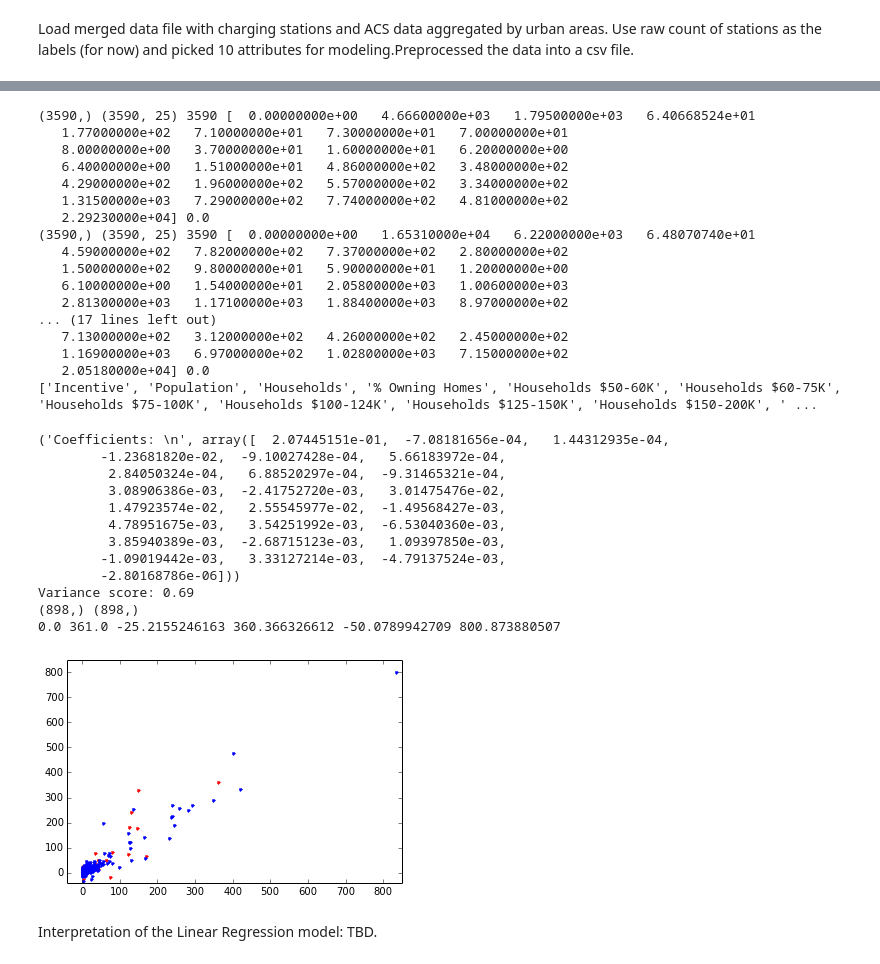
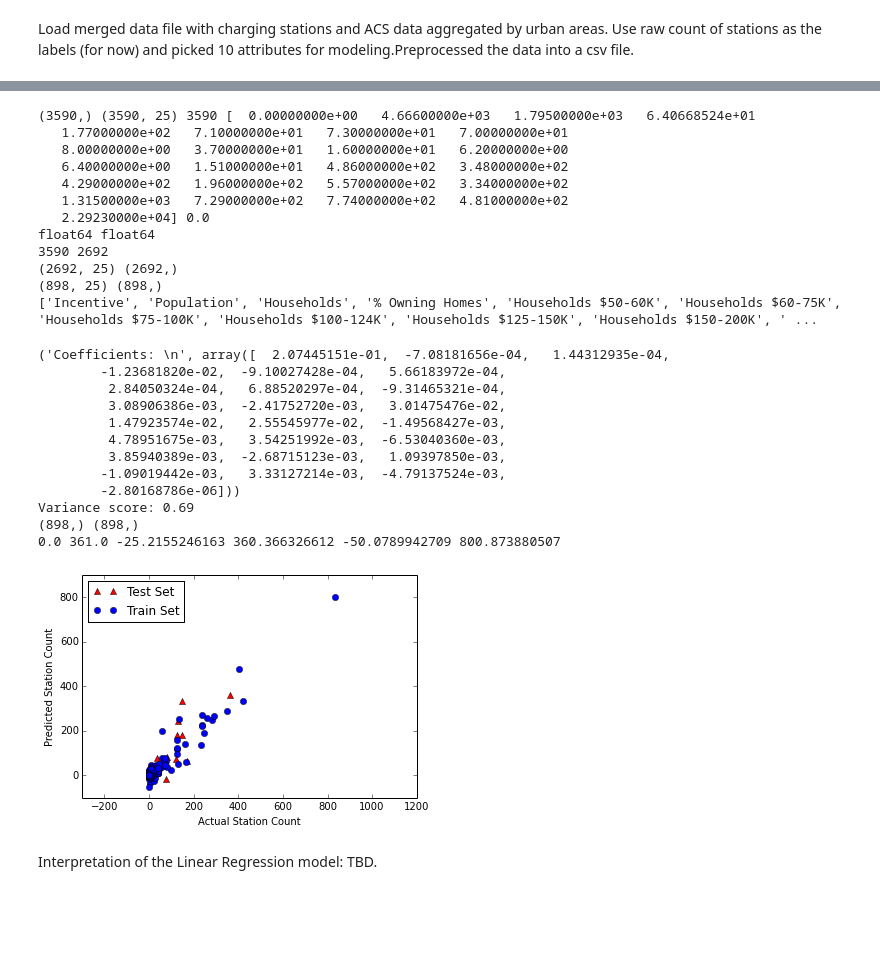
Before and after one commit to nikhilgk/faraday-motors, a Jupyter notebook: urban_area_modeling.ipynb, the cells around one changed output, grey strips where cells are left out. Saved outputs shown, nothing was run; the diff lists cells and outputs as text; code cells hidden in the pictures; blank space fills up the shorter version.

```diff
--- a/urban_area_modeling.ipynb
+++ b/urban_area_modeling.ipynb
@@ -84,20 +81,18 @@ float64 float64
    1.40000000e+01   2.05180000e+04] 0.0
 ['Incentive', 'Population', 'Households', '% Owning Homes', 'Households $150-200K', 'Households >$200K', 'Total College Grads', 'Total Graduate Degree', '% College Grads', 'Median Income']
 # %%
-#import the processed urban area charging stations and ACS data
-# to do: use imputer to handle missing vaules in scikit
+# import the processed urban area charging stations and ACS data with 25 covariates
+# only three rows that have missing vaules for the 25 covariates so we will not treat missing values separately
+# if there were more missing values, we could use the sklearn feature (link below) to extrapolate and replace NA's
 # http://stackoverflow.com/questions/30317119/classifiers-in-scikit-learn-that-handle-nan-null?lq=1
 
-#load urban area data
-# input vectors for now, we use incentive, population, household, %owning houses, ...
+# load input vectors for the 25 covariates
 X = np.loadtxt("data/parsed_urban_area_data_25.csv",delimiter = ',',usecols = (1,2,3,4,5,6,7,8,9,10,11,12,13,
                                                                               14,15,16,17,18,19,20,21,22,23,24,25))
-#X = np.loadtxt("data/parsed_urban_area_data.csv",delimiter = ',',usecols = (1,3,4,5,6,7,8,9,10))
-# Above line of code removes population and reran all the models. e.g., LinReg: score went up from 0.71 to 0.77
-# The results were stable and robust so more confident to stick with raw station count as outcome variable
-# labels. For now, we use station count
+# load labels, i.e., station counts
 Y = np.loadtxt("data/parsed_urban_area_data_25.csv",delimiter = ',',usecols = (0,),dtype=float)
-# feature names
+
+# feature names for 25 pre-selected covariates
 feaname = ["Incentive","Population","Households","% Owning Homes",
             "Households $50-60K","Households $60-75K","Households $75-100K",
            "Households $100-124K","Households $125-150K",
@@ -110,17 +105,19 @@ feaname = ["Incentive","Population","Households","% Owning Homes",
 # checking input data and labels
 print Y.shape, X.shape, len(X), X[4], Y[4]
 
-# add shuffle code before splitting the data into train and dev sets
-# easiest shuffle utility is sklearn shuffle function
+# shuffle X and Y before splitting the data into train and dev sets
+# the easiest shuffle utility is the sklearn shuffle function
 from sklearn.utils import shuffle
 
-# shuffle two arrays in unison
+# shuffle inputs and labels in unison
 X, Y = shuffle(X, Y, random_state=0)
-print Y.shape, X.shape, len(X), X[4], Y[4]
+
+# print Y.shape, X.shape, len(X), X[4], Y[4]
 # double check the data type of the two arrays
 print X.dtype, Y.dtype
 
 # Split the imported data into training 75% and development data 25%
+# results should not be sensitive to how data is split
 
 split = 3*len(X)/4
 
@@ -131,8 +128,8 @@ dev_data, dev_labels = X[split:], Y[split:]
 
 print train_data.shape, train_labels.shape
 print dev_data.shape, dev_labels.shape
-print train_data[1], train_labels[1]
-print dev_data[0], dev_labels[0]
+# print train_data[1], train_labels[1]
+# print dev_data[0], dev_labels[0]
 # dev_dat=np.array(dev_data)
 # print dev_dat.sum()
 print feaname
@@ -144,15 +141,10 @@ print feaname
    4.29000000e+02   1.96000000e+02   5.57000000e+02   3.34000000e+02
    1.31500000e+03   7.29000000e+02   7.74000000e+02   4.81000000e+02
    2.29230000e+04] 0.0
-(3590,) (3590, 25) 3590 [  0.00000000e+00   1.65310000e+04   6.22000000e+03   6.48070740e+01
-   4.59000000e+02   7.82000000e+02   7.37000000e+02   2.80000000e+02
-   1.50000000e+02   9.80000000e+01   5.90000000e+01   1.20000000e+00
-   6.10000000e+00   1.54000000e+01   2.05800000e+03   1.00600000e+03
-   2.81300000e+03   1.17100000e+03   1.88400000e+03   8.97000000e+02
-... (17 lines left out)
-   7.13000000e+02   3.12000000e+02   4.26000000e+02   2.45000000e+02
-   1.16900000e+03   6.97000000e+02   1.02800000e+03   7.15000000e+02
-   2.05180000e+04] 0.0
+float64 float64
+3590 2692
+(2692, 25) (2692,)
+(898, 25) (898,)
 ['Incentive', 'Population', 'Households', '% Owning Homes', 'Households $50-60K', 'Households $60-75K', 'Households $75-100K', 'Households $100-124K', 'Households $125-150K', 'Households $150-200K', ' ...
 # %%
 # try lineary regression mode
@@ -166,38 +158,41 @@ regr.fit(train_data, train_labels)
 
 # The coefficients
 print('Coefficients: \n', regr.coef_)
 
 # score
 print('Variance score: %.2f' % regr.score(dev_data, dev_labels))
 
 # predict the dev data set
 dev_predictions=regr.predict(dev_data)
 print dev_predictions.shape, dev_labels.shape
 train_predict = regr.predict(train_data)
 # print dev_predictions[0], dev_labels[0]
 print np.amin(dev_labels), np.amax(dev_labels), np.amin(dev_predictions), np.amax(dev_predictions), np.amin(train_predict), np.amax(train_predict)
 
 
 # visualize predicted vs actual labels
-import matplotlib.pyplot as plt
-plt.axis([-40, 850, -40, 850])
-plt.plot(dev_labels, dev_predictions, 'r.')
-plt.plot(train_labels, train_predict, 'b.')
+# plt.axis([-40, 850, -40, 850])
+plt.axis('equal')
+red_tri, = plt.plot(dev_labels, dev_predictions, 'r^', label='Test Set')
+blue_cir, = plt.plot(train_labels, train_predict, 'bo', label='Train Set')
+plt.ylabel('Predicted Station Count')
+plt.xlabel('Actual Station Count')
+plt.legend(loc=2)
 plt.show()
 # %% [output]
 ('Coefficients: \n', array([  2.07445151e-01,  -7.08181656e-04,   1.44312935e-04,
         -1.23681820e-02,  -9.10027428e-04,   5.66183972e-04,
          2.84050324e-04,   6.88520297e-04,  -9.31465321e-04,
          3.08906386e-03,  -2.41752720e-03,   3.01475476e-02,
          1.47923574e-02,   2.55545977e-02,  -1.49568427e-03,
          4.78951675e-03,   3.54251992e-03,  -6.53040360e-03,
          3.85940389e-03,  -2.68715123e-03,   1.09397850e-03,
         -1.09019442e-03,   3.33127214e-03,  -4.79137524e-03,
         -2.80168786e-06]))
 Variance score: 0.69
 (898,) (898,)
 0.0 361.0 -25.2155246163 360.366326612 -50.0789942709 800.873880507
-[figure, old version]
+[figure, new version]
 # %% [markdown]
 Interpretation of the Linear Regression model: TBD.
 # %%
```
Also changed, not shown: parts of 7 cells of this notebook.
